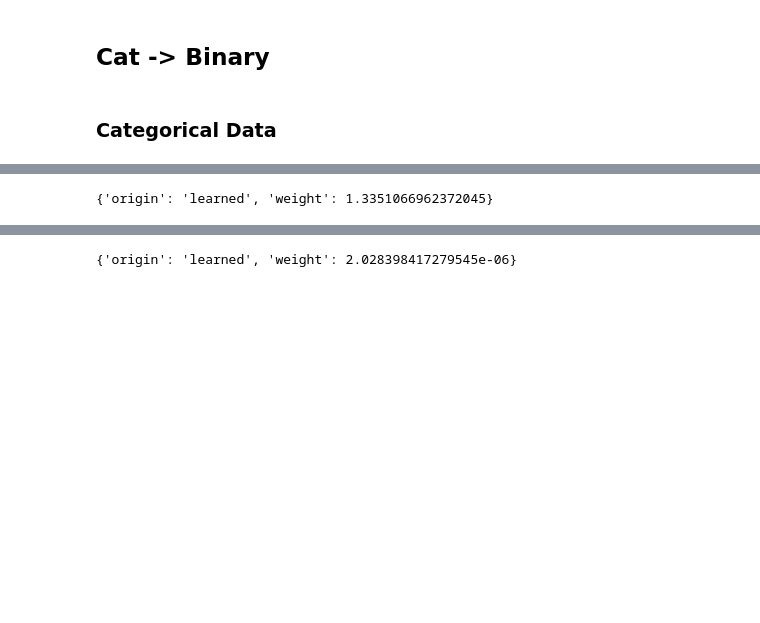
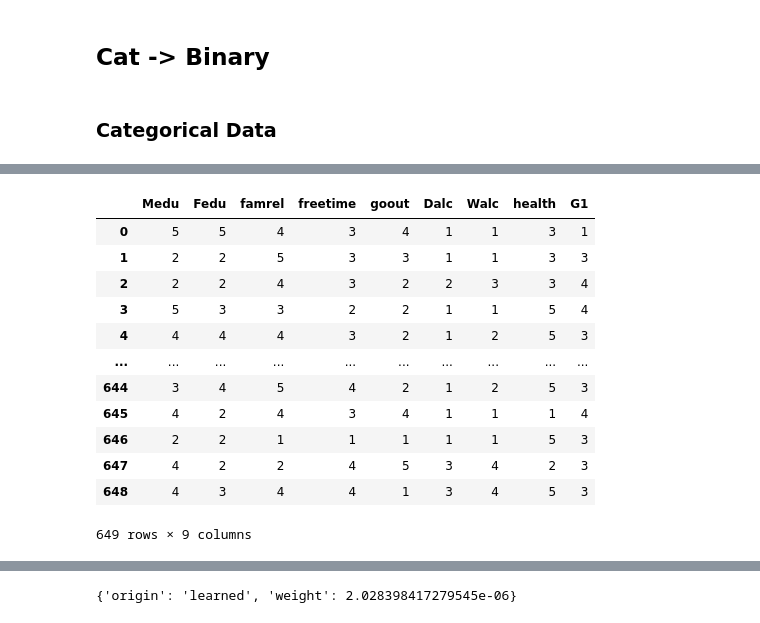
Before and after one commit to xinrose-lin/cs703-project, a Jupyter notebook: rose/student.ipynb, the cells around one changed output, grey strips where cells are left out. Saved outputs shown, nothing was run; the diff lists cells and outputs as text; code cells hidden in the pictures; blank space fills up the shorter version.

```diff
--- a/rose/student.ipynb
+++ b/rose/student.ipynb
@@ -161,6 +160,22 @@ See the caveats in the documentation: https://pandas.pydata.org/pandas-docs/stab
 | 50% | 3.000000 | 3.000000 | 4.000000 | 3.000000 | 3.000000 | 1.000000 | 2.000000 | 4.000000 | 3.000000 |
 | 75% | 5.000000 | 4.000000 | 5.000000 | 4.000000 | 4.000000 | 2.000000 | 3.000000 | 5.000000 | 4.000000 |
 | max | 5.000000 | 5.000000 | 5.000000 | 5.000000 | 5.000000 | 5.000000 | 5.000000 | 5.000000 | 5.000000 |
+# %%
+nom_cat_data_df
+# %% [output]
+|  | Medu | Fedu | famrel | freetime | goout | Dalc | Walc | health | G1 |
+| 0 | 5 | 5 | 4 | 3 | 4 | 1 | 1 | 3 | 1 |
+| 1 | 2 | 2 | 5 | 3 | 3 | 1 | 1 | 3 | 3 |
+| 2 | 2 | 2 | 4 | 3 | 2 | 2 | 3 | 3 | 4 |
+| 3 | 5 | 3 | 3 | 2 | 2 | 1 | 1 | 5 | 4 |
+| 4 | 4 | 4 | 4 | 3 | 2 | 1 | 2 | 5 | 3 |
+| ... | ... | ... | ... | ... | ... | ... | ... | ... | ... |
+| 644 | 3 | 4 | 5 | 4 | 2 | 1 | 2 | 5 | 3 |
+| 645 | 4 | 2 | 4 | 3 | 4 | 1 | 1 | 1 | 4 |
+| 646 | 2 | 2 | 1 | 1 | 1 | 1 | 1 | 5 | 3 |
+| 647 | 4 | 2 | 2 | 4 | 5 | 3 | 4 | 2 | 3 |
+| 648 | 4 | 3 | 4 | 4 | 1 | 3 | 4 | 5 | 3 |
+649 rows × 9 columns
 # %%
 #### To learn causal graph from nominal categorical data
 from causalnex.structure.notears import from_pandas
@@ -181,10 +196,6 @@ viz = plot_structure(
 )
 viz.toggle_physics(False)
 viz.show("graph_viz/nom_cat_data.html")
-# %%
-sm.get_edge_data('Dalc', 'Walc')
-# %% [output]
-{'origin': 'learned', 'weight': 1.3351066962372045}
 # %%
 for node in sm.adjacency():
     print(node)
```
Also changed, not shown: parts of 18 cells of this notebook, 4 other files.
